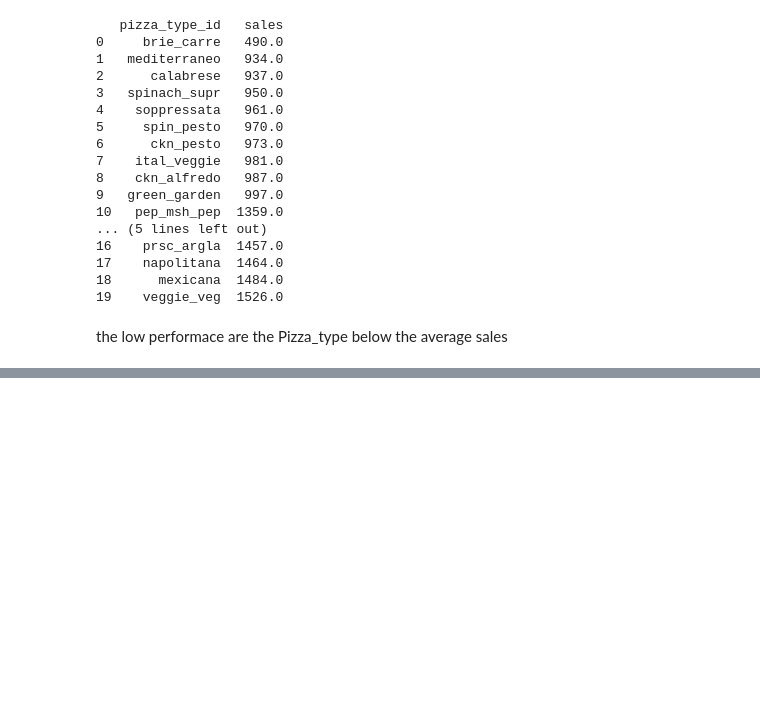
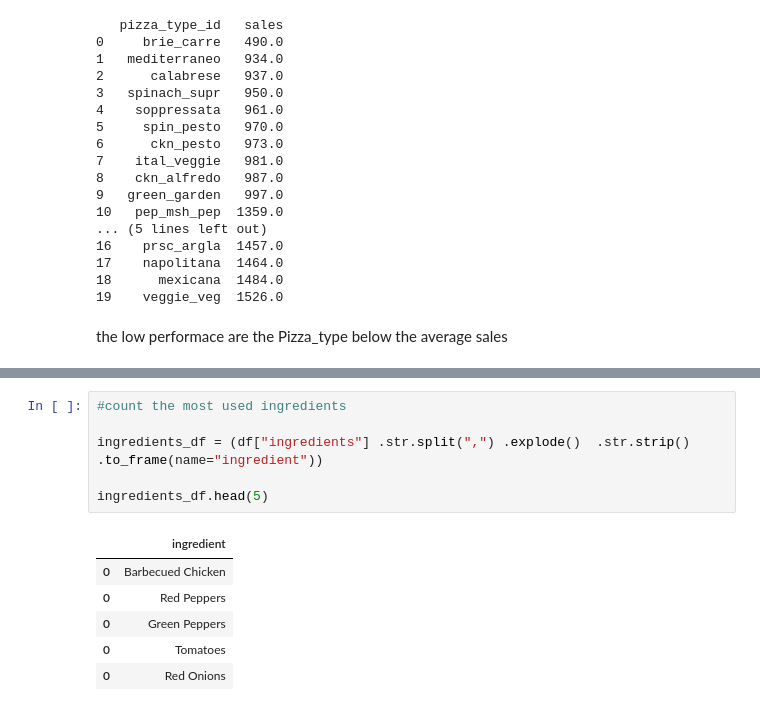
Before and after one commit to Ilumiles/Pizza_Place_Sales, a Jupyter notebook: Pizza_solution.ipynb, the cells around one changed output, grey strips where cells are left out. Drawn from its saved outputs; the diff is of its cells as text; blank space fills up the shorter version.

```diff
--- a/Pizza_solution.ipynb
+++ b/Pizza_solution.ipynb
@@ -516,0 +555,13 @@ print(low_performers)
+# %%
+#count the most used ingredients
+
+ingredients_df = (df["ingredients"] .str.split(",") .explode()  .str.strip() .to_frame(name="ingredient"))
+
+ingredients_df.head(5)
+# %% [output]
+|  | ingredient |
+| 0 | Barbecued Chicken |
+| 0 | Red Peppers |
+| 0 | Green Peppers |
+| 0 | Tomatoes |
+| 0 | Red Onions |
```
Also changed, not shown: parts of 8 cells of this notebook.
